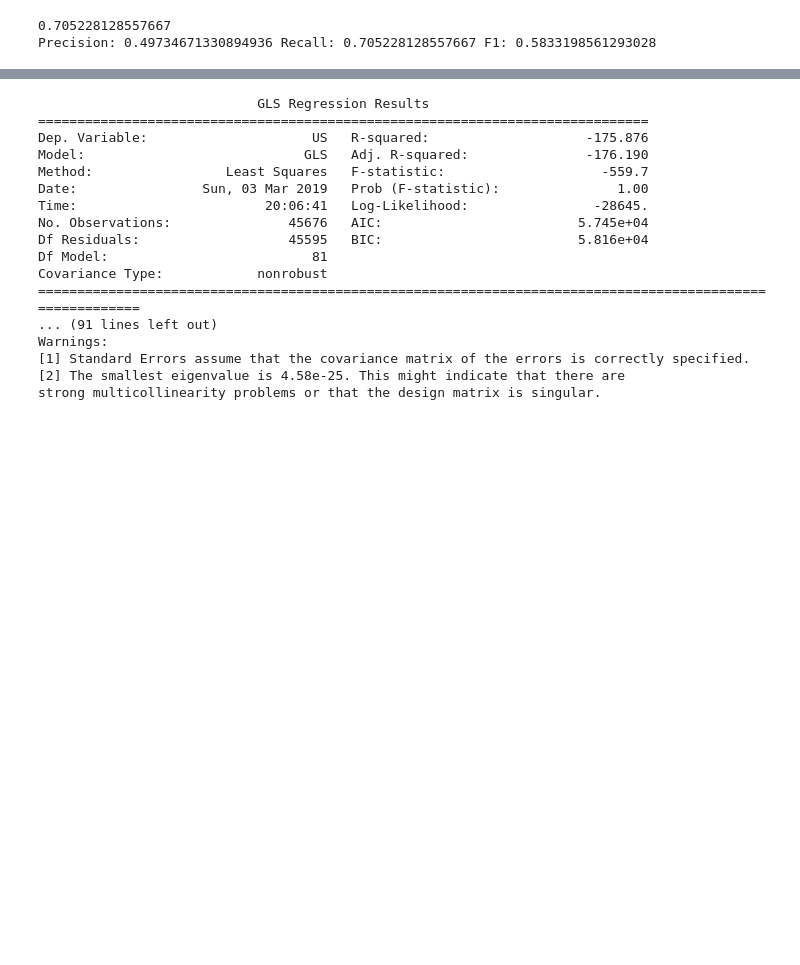
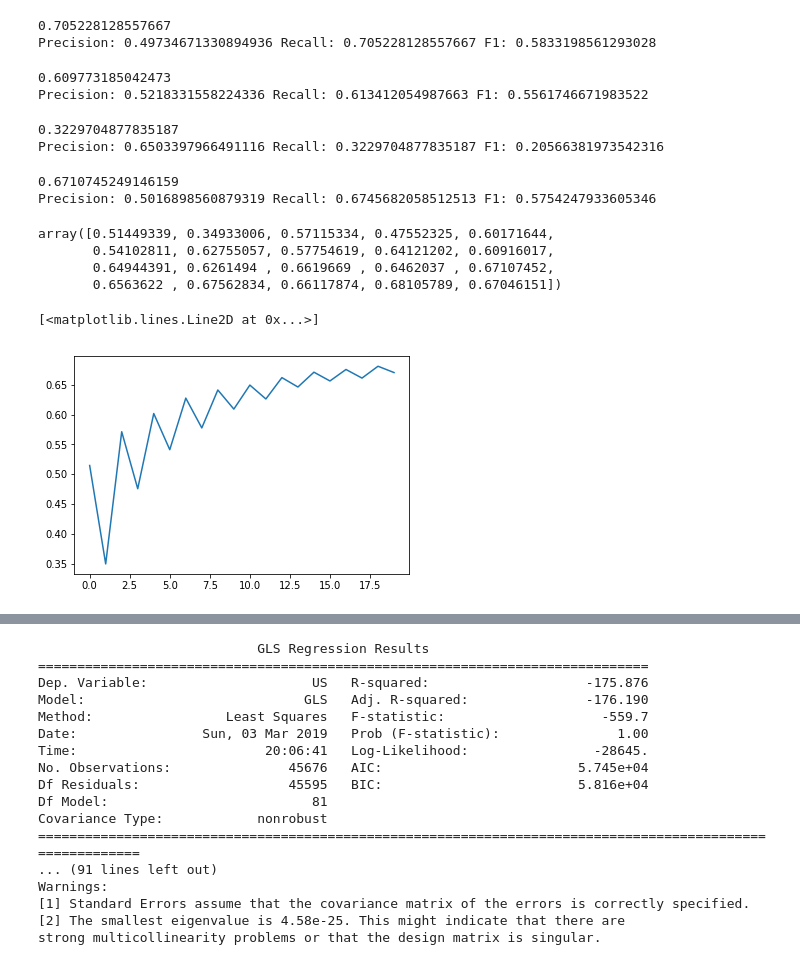
Before and after one commit to conniegithub/7-Travel-Booking-in-Python, a Jupyter notebook: Travel Python.ipynb, the cells around one changed output, grey strips where cells are left out. Saved outputs shown, nothing was run; the diff lists cells and outputs as text; code cells hidden in the pictures; blank space fills up the shorter version.

```diff
--- a/Travel Python.ipynb
+++ b/Travel Python.ipynb
@@ -417,3 +420,58 @@ print('Precision:', precision, 'Recall:', recall, 'F1:', F1) # no data points ar
 # %% [output]
 0.705228128557667
 Precision: 0.49734671330894936 Recall: 0.705228128557667 F1: 0.5833198561293028
+# %%
+# Fit Decision Tree
+model = DecisionTreeClassifier()
+model.fit(X_train, Y_train)
+Y_pred = model.predict(X_valid)
+print(accuracy_score(Y_valid, Y_pred))
+precision, recall, F1, support  = precision_recall_fscore_support(Y_valid, Y_pred, average='weighted')
+print('Precision:', precision, 'Recall:', recall, 'F1:', F1)
+# %% [output]
+0.609773185042473
+Precision: 0.5218331558224336 Recall: 0.613412054987663 F1: 0.5561746671983522
+# %%
+# Fit Naive Bayes (can only fit when response variable is 1-D)
+destination_name = 'US'
+model = GaussianNB()
+model.fit(X_train, Y_train[destination_name])
+Y_pred = model.predict(X_valid)
+print(accuracy_score(Y_valid[destination_name], Y_pred))
+precision, recall, F1, support  = precision_recall_fscore_support(Y_valid[destination_name], Y_pred, average='weighted')
+print('Precision:', precision, 'Recall:', recall, 'F1:', F1)
+# %% [output]
+0.3229704877835187
+Precision: 0.6503397966491116 Recall: 0.3229704877835187 F1: 0.20566381973542316
+# %%
+# Fit K-Nearest Neighbors (sort of slow)
+model = KNeighborsClassifier(n_neighbors=15)
+model.fit(X_train, Y_train)
+Y_pred = model.predict(X_valid)
+print(accuracy_score(Y_valid, Y_pred))
+precision, recall, F1, support  = precision_recall_fscore_support(Y_valid, Y_pred, average='weighted')
+print('Precision:', precision, 'Recall:', recall, 'F1:', F1)
+# %% [output]
+0.6710745249146159
+Precision: 0.5016898560879319 Recall: 0.6745682058512513 F1: 0.5754247933605346
+# %%
+# Construct Elbow Curve for KNN to Select K
+elbow = np.empty(20)
+for k in range(1,21):
+    model = KNeighborsClassifier(n_neighbors=k)
+    model.fit(X_train, Y_train)
+    Y_pred = model.predict(X_valid)
+    Y_pred = (Y_pred > 0.5)
+    elbow[k-1] = accuracy_score(Y_valid, Y_pred)
+elbow
+# %% [output]
+array([0.51449339, 0.34933006, 0.57115334, 0.47552325, 0.60171644,
+       0.54102811, 0.62755057, 0.57754619, 0.64121202, 0.60916017,
+       0.64944391, 0.6261494 , 0.6619669 , 0.6462037 , 0.67107452,
+       0.6563622 , 0.67562834, 0.66117874, 0.68105789, 0.67046151])
+# %%
+# Plot Elbow Curve for KNN
+plt.plot(np.arange(0,20), elbow)
+# %% [output]
+[<matplotlib.lines.Line2D at 0x...>]
+[figure, added]
```
Also changed, not shown: parts of 8 cells of this notebook.
